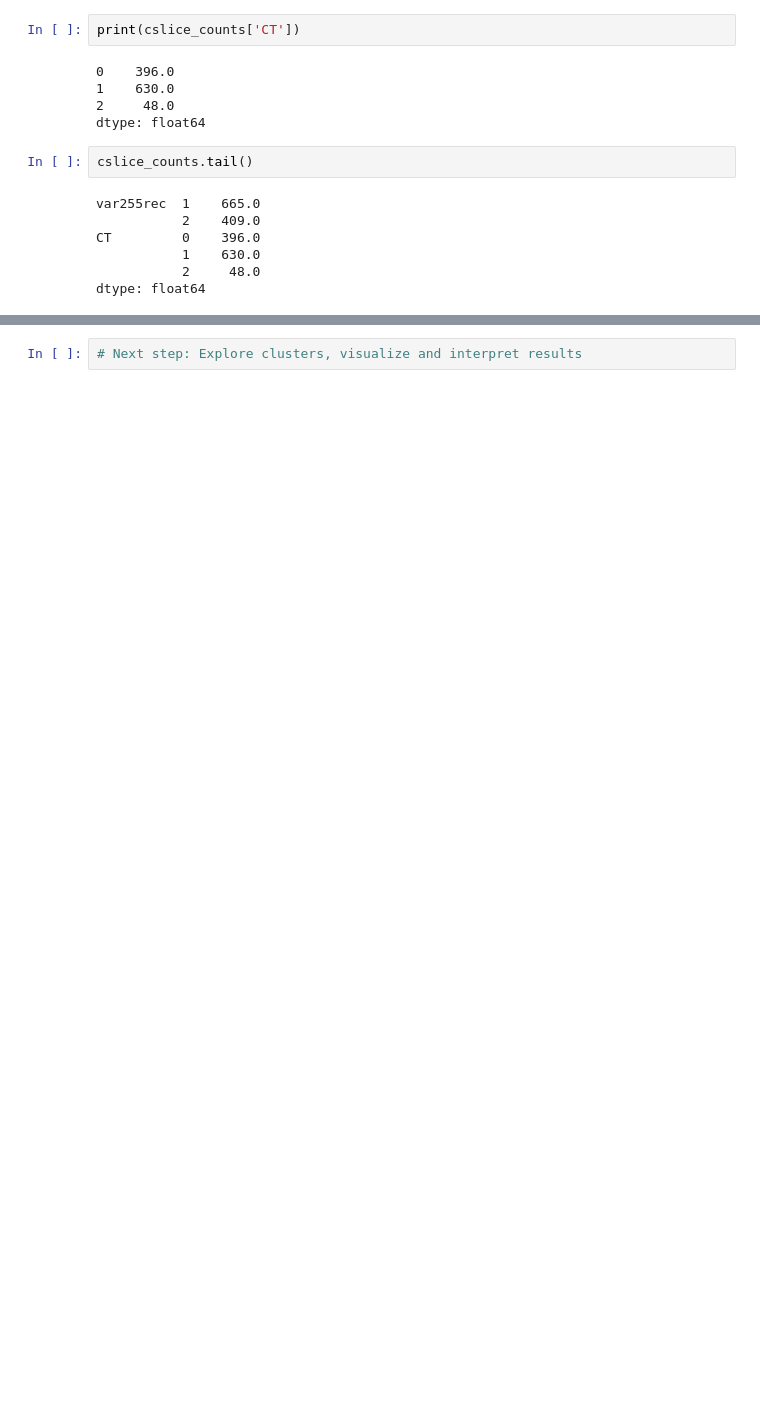
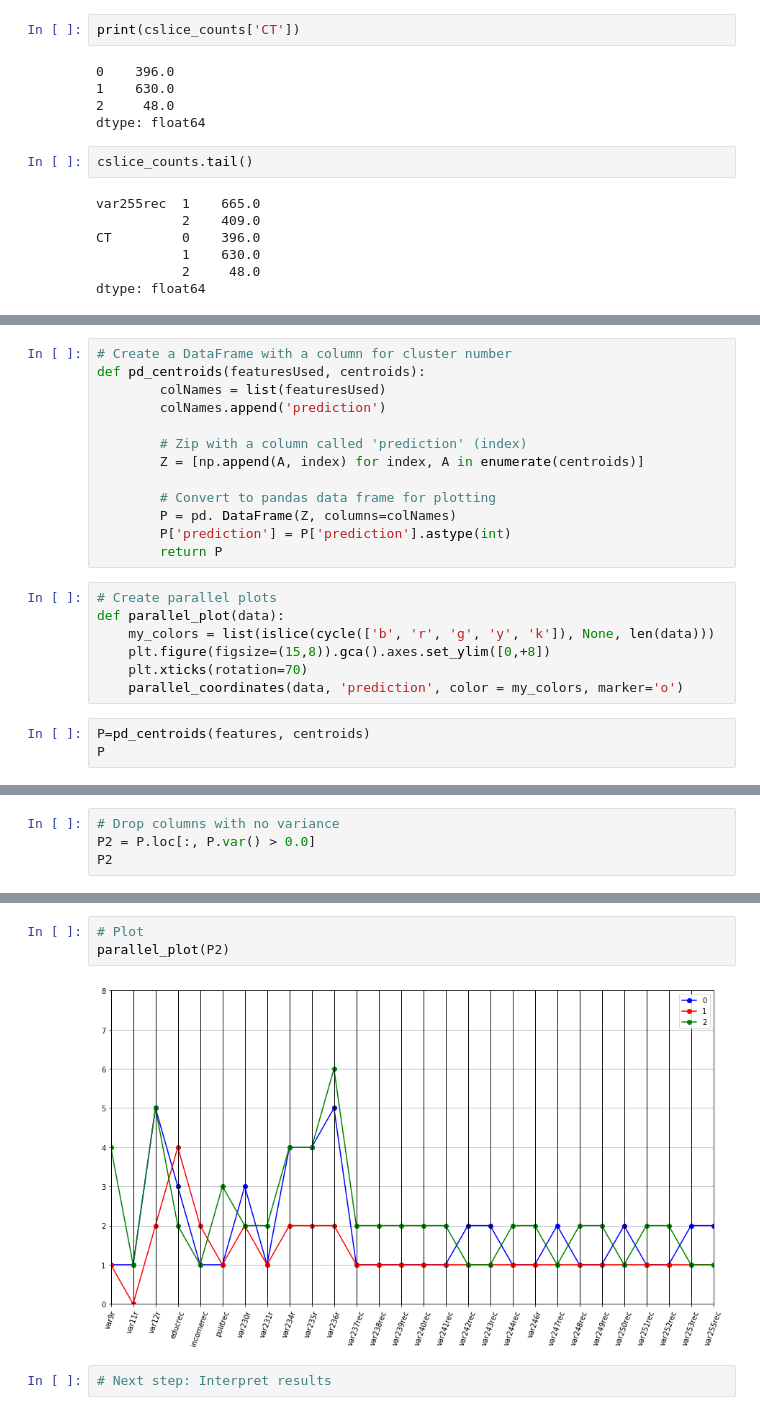
Before and after one commit to sarahrustan/DSE200x-, a Jupyter notebook: DSE200x_FinalProjectWKNG.ipynb, the cells around one changed output, grey strips where cells are left out. Saved outputs shown, nothing was run; the diff lists cells and outputs as text; blank space fills up the shorter version.

```diff
--- a/DSE200x_FinalProjectWKNG.ipynb
+++ b/DSE200x_FinalProjectWKNG.ipynb
@@ -305,0 +627,23 @@ array([[10004, 10024, 10029, 10031,     2,     2, 10052,     2, 10657,
+# %%
+# Create a DataFrame with a column for cluster number
+def pd_centroids(featuresUsed, centroids):
+        colNames = list(featuresUsed)
+        colNames.append('prediction')
+
+        # Zip with a column called 'prediction' (index)
+        Z = [np.append(A, index) for index, A in enumerate(centroids)]
+
+        # Convert to pandas data frame for plotting
+        P = pd. DataFrame(Z, columns=colNames)
+        P['prediction'] = P['prediction'].astype(int)
+        return P
+# %%
+# Create parallel plots
+def parallel_plot(data):
+    my_colors = list(islice(cycle(['b', 'r', 'g', 'y', 'k']), None, len(data)))
+    plt.figure(figsize=(15,8)).gca().axes.set_ylim([0,+8])
+    plt.xticks(rotation=70)
+    parallel_coordinates(data, 'prediction', color = my_colors, marker='o')
+# %%
+P=pd_centroids(features, centroids)
+P
@@ -305,0 +659,4 @@ array([[10004, 10024, 10029, 10031,     2,     2, 10052,     2, 10657,
+# %%
+# Drop columns with no variance
+P2 = P.loc[:, P.var() > 0.0]
+P2
@@ -306,2 +669,7 @@ array([[10004, 10024, 10029, 10031,     2,     2, 10052,     2, 10657,
+# %%
+# Plot
+parallel_plot(P2)
+# %% [output]
+[figure, added]
 # %%
-# Next step: Explore clusters, visualize and interpret results
+# Next step: Interpret results
```
Also changed, not shown: parts of 39 cells of this notebook.
